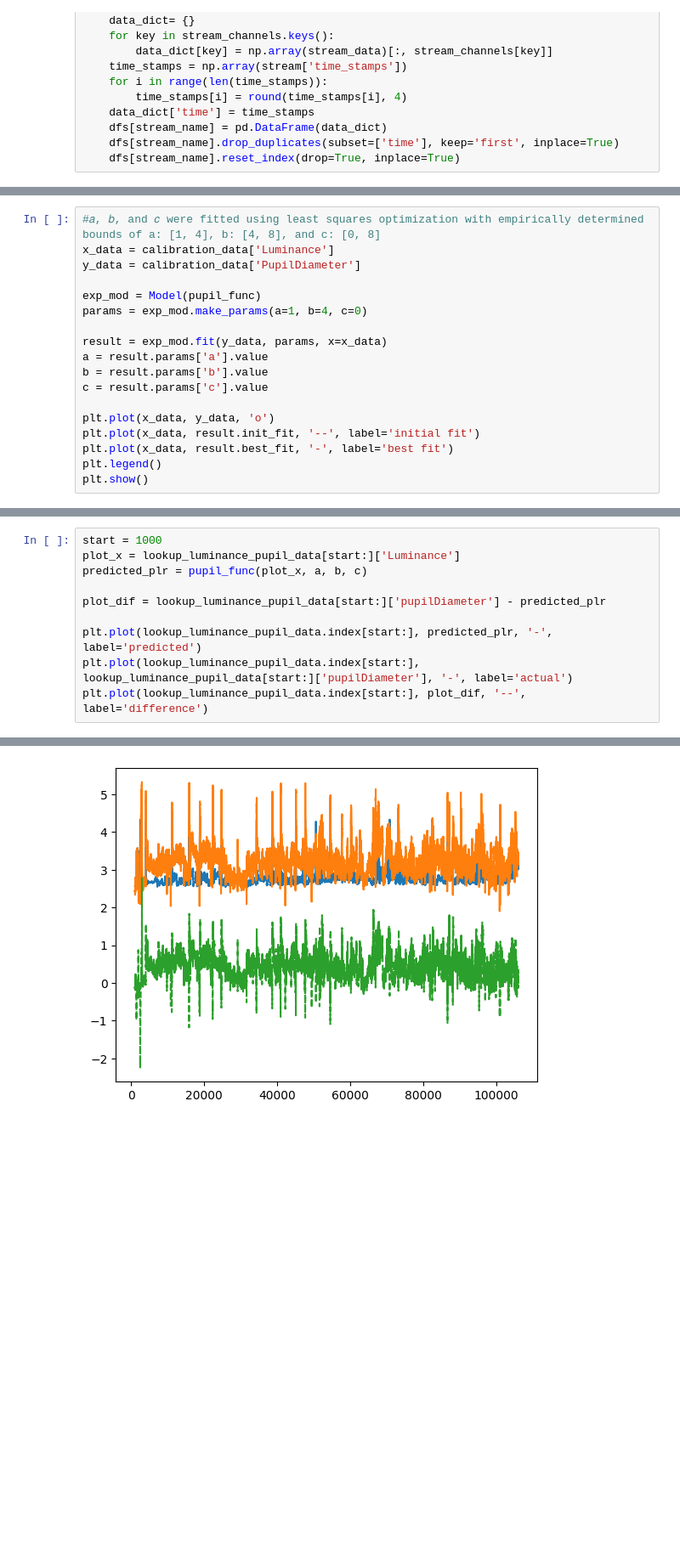
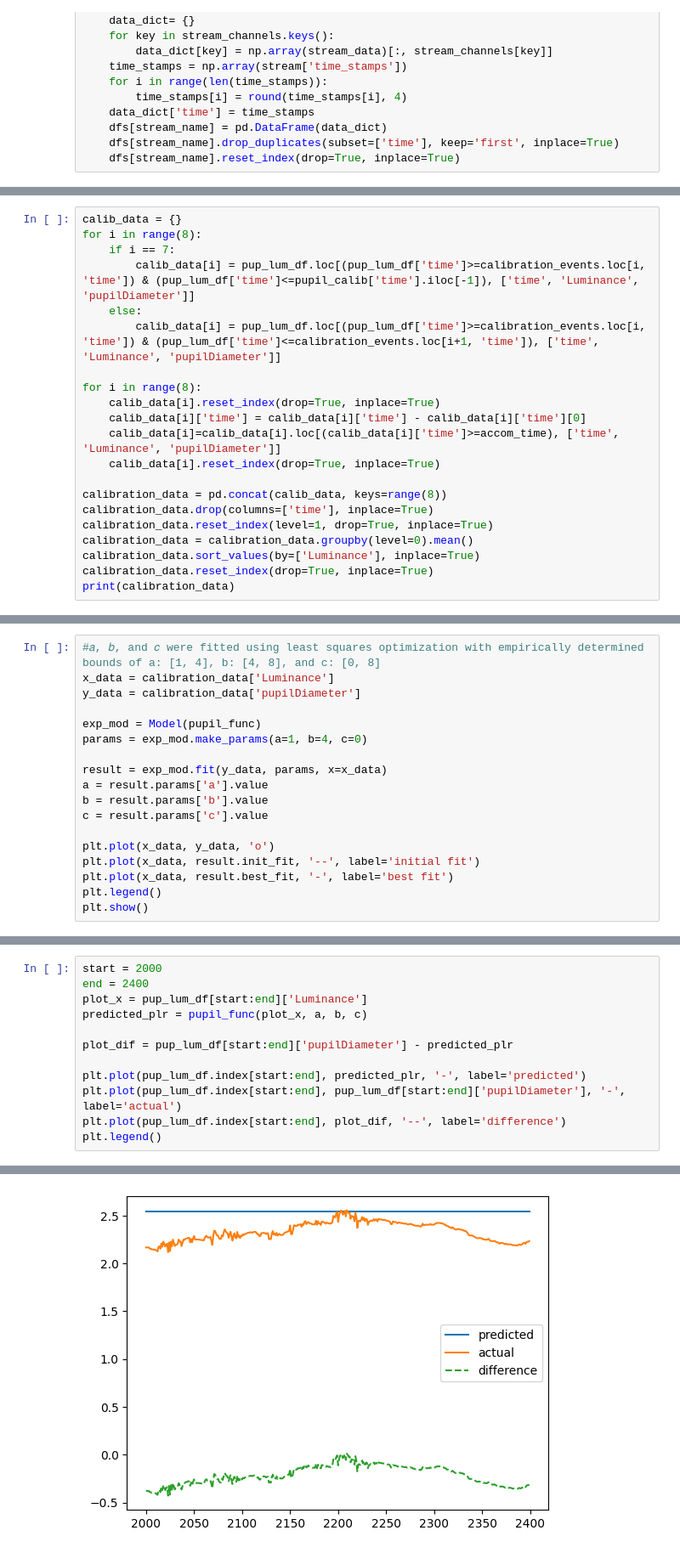
Before and after one commit to courtnicole/3d-path-cognition, a Jupyter notebook: demo.ipynb, the cells around one changed output, grey strips where cells are left out. Shown at 85% size. Cells and saved outputs as stored; diff of their text form; blank space fills up the shorter version.

Commit message:
update data org

```diff
--- a/demo.ipynb
+++ b/demo.ipynb
@@ -136,0 +77,21 @@ calibration_data.reset_index(drop=True, inplace=True)
+# %%
+calib_data = {}
+for i in range(8):
+    if i == 7:
+        calib_data[i] = pup_lum_df.loc[(pup_lum_df['time']>=calibration_events.loc[i, 'time']) & (pup_lum_df['time']<=pupil_calib['time'].iloc[-1]), ['time', 'Luminance', 'pupilDiameter']]
+    else:
+        calib_data[i] = pup_lum_df.loc[(pup_lum_df['time']>=calibration_events.loc[i, 'time']) & (pup_lum_df['time']<=calibration_events.loc[i+1, 'time']), ['time', 'Luminance', 'pupilDiameter']]
+
+for i in range(8):
+    calib_data[i].reset_index(drop=True, inplace=True)
+    calib_data[i]['time'] = calib_data[i]['time'] - calib_data[i]['time'][0]
+    calib_data[i]=calib_data[i].loc[(calib_data[i]['time']>=accom_time), ['time', 'Luminance', 'pupilDiameter']]
+    calib_data[i].reset_index(drop=True, inplace=True)
+
+calibration_data = pd.concat(calib_data, keys=range(8))
+calibration_data.drop(columns=['time'], inplace=True)
+calibration_data.reset_index(level=1, drop=True, inplace=True)
+calibration_data = calibration_data.groupby(level=0).mean()
+calibration_data.sort_values(by=['Luminance'], inplace=True)
+calibration_data.reset_index(drop=True, inplace=True)
+print(calibration_data)
@@ -137,7 +108,7 @@ calibration_data.reset_index(drop=True, inplace=True)
 # %%
 #𝑎, 𝑏, and 𝑐 were fitted using least squares optimization with empirically determined bounds of a: [1, 4], b: [4, 8], and c: [0, 8]
 x_data = calibration_data['Luminance']
-y_data = calibration_data['PupilDiameter']
+y_data = calibration_data['pupilDiameter']
 
 exp_mod = Model(pupil_func)
 params = exp_mod.make_params(a=1, b=4, c=0)
@@ -155,13 +126,15 @@ plt.show()
 # %% [output]
 [figure]
 # %%
-start = 1000
-plot_x = lookup_luminance_pupil_data[start:]['Luminance']
+start = 2000
+end = 2400
+plot_x = pup_lum_df[start:end]['Luminance']
 predicted_plr = pupil_func(plot_x, a, b, c)
 
-plot_dif = lookup_luminance_pupil_data[start:]['pupilDiameter'] - predicted_plr
+plot_dif = pup_lum_df[start:end]['pupilDiameter'] - predicted_plr
 
-plt.plot(lookup_luminance_pupil_data.index[start:], predicted_plr, '-', label='predicted')
-plt.plot(lookup_luminance_pupil_data.index[start:], lookup_luminance_pupil_data[start:]['pupilDiameter'], '-', label='actual')
-plt.plot(lookup_luminance_pupil_data.index[start:], plot_dif, '--', label='difference')
+plt.plot(pup_lum_df.index[start:end], predicted_plr, '-', label='predicted')
+plt.plot(pup_lum_df.index[start:end], pup_lum_df[start:end]['pupilDiameter'], '-', label='actual')
+plt.plot(pup_lum_df.index[start:end], plot_dif, '--', label='difference')
+plt.legend()
 # %% [output]
@@ -169 +142 @@ plt.plot(lookup_luminance_pupil_data.index[start:], plot_dif, '--', label='diffe
-[figure, old version]
+[figure, new version]
```
Also changed, not shown: parts of 7 cells of this notebook, 10 other files.
